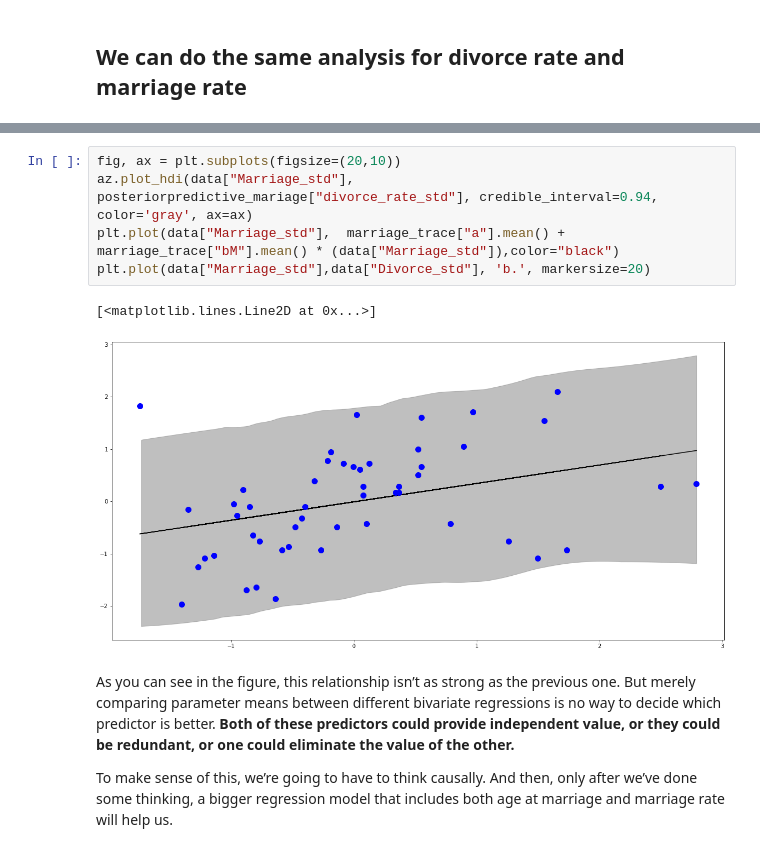
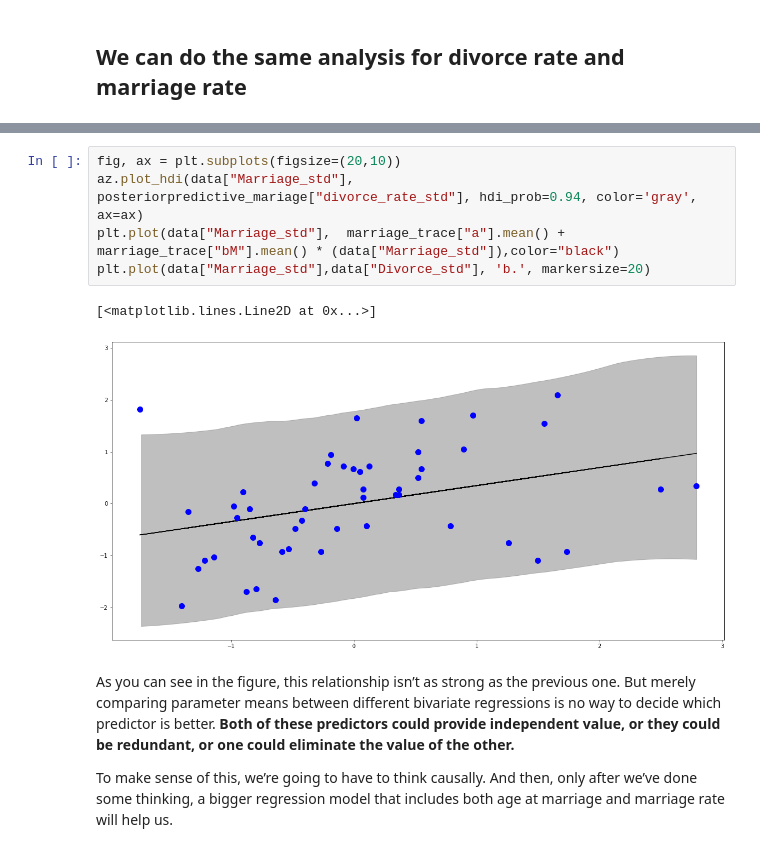
Before and after one commit to gsahinpi/dats511Fall2021, a Jupyter notebook: mutipleregres.ipynb, the cells around one changed output, grey strips where cells are left out. Drawn from its saved outputs; the diff is of its cells as text.

```diff
--- a/mutipleregres.ipynb
+++ b/mutipleregres.ipynb
@@ -204,11 +214,11 @@ NUTS: [sigma, bM, a]
 # %%
 fig, ax = plt.subplots(figsize=(20,10))
-az.plot_hdi(data["Marriage_std"], posteriorpredictive_mariage["divorce_rate_std"], credible_interval=0.94, color='gray', ax=ax)
+az.plot_hdi(data["Marriage_std"], posteriorpredictive_mariage["divorce_rate_std"], hdi_prob=0.94, color='gray', ax=ax)
 plt.plot(data["Marriage_std"],  marriage_trace["a"].mean() +  marriage_trace["bM"].mean() * (data["Marriage_std"]),color="black")
 plt.plot(data["Marriage_std"],data["Divorce_std"], 'b.', markersize=20)
 # %% [output]
 [<matplotlib.lines.Line2D at 0x...>]
-[figure, old version]
+[figure, new version]
 # %% [markdown]
 As you can see in the figure, this relationship isn’t as strong as the previous one.
 But merely comparing parameter means between different bivariate regressions is no
```
Also changed, not shown: parts of 28 cells of this notebook, 9 other files.
